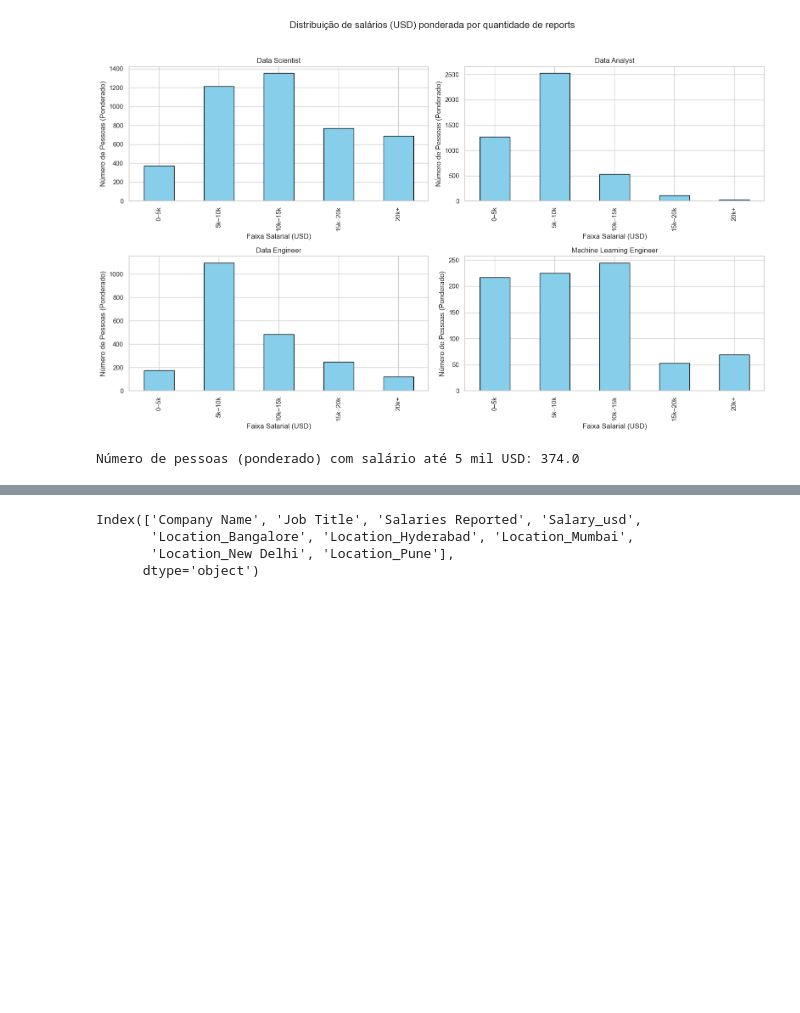
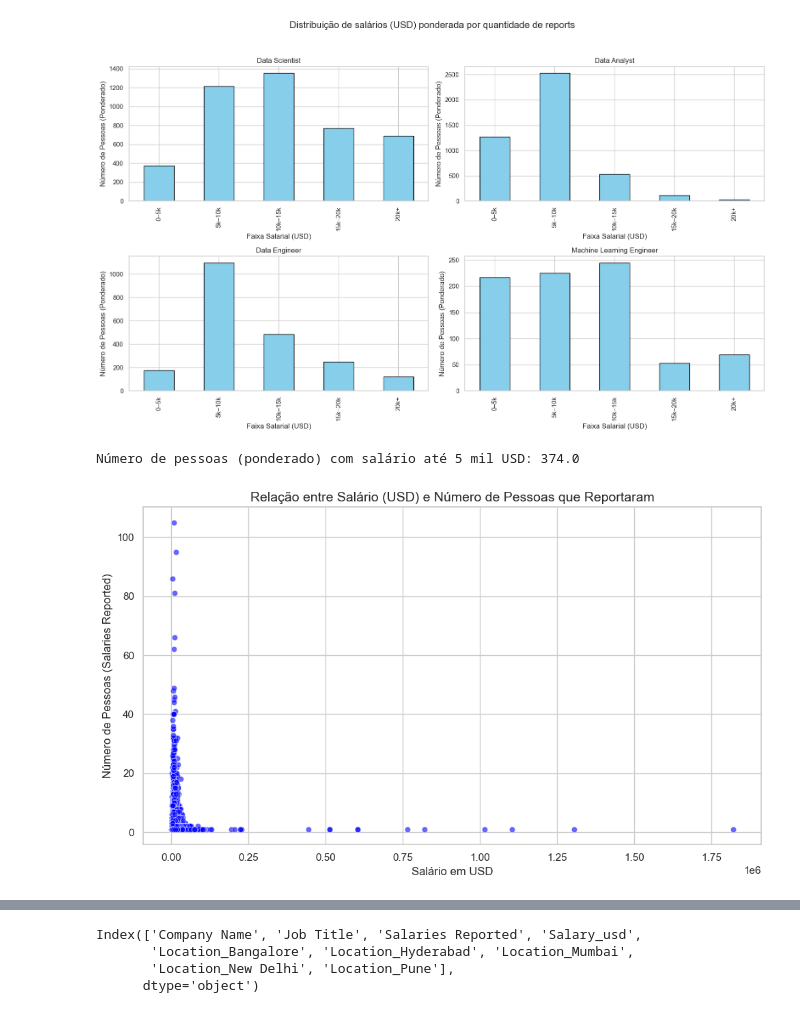
Before and after one commit to lanjos1/Salary-Estimation-Using-Regression-Model, a Jupyter notebook: Salary.ipynb, the cells around one changed output, grey strips where cells are left out. Saved outputs shown, nothing was run; the diff lists cells and outputs as text; code cells hidden in the pictures; blank space fills up the shorter version.

Commit message:
Salary x Salaries Reported

```diff
--- a/Salary.ipynb
+++ b/Salary.ipynb
@@ -398,6 +398,27 @@ plt.show()
 # %% [output]
 [figure]
 Número de pessoas (ponderado) com salário até 5 mil USD: 374.0
+# %%
+import matplotlib.pyplot as plt
+import seaborn as sns
+
+# Estilo do gráfico
+sns.set(style="whitegrid")
+
+# Criar scatter plot
+plt.figure(figsize=(10, 6))
+sns.scatterplot(data=df, x="Salary_usd", y="Salaries Reported", color="blue", alpha=0.6)
+
+# Títulos e rótulos
+plt.title("Relação entre Salário (USD) e Número de Pessoas que Reportaram", fontsize=14)
+plt.xlabel("Salário em USD")
+plt.ylabel("Número de Pessoas (Salaries Reported)")
+
+plt.grid(True)
+plt.tight_layout()
+plt.show()
+# %% [output]
+[figure, added]
 # %%
 colunas_categoricas = ["Location"]
 df_location = pd.get_dummies(df, columns=colunas_categoricas)
```
